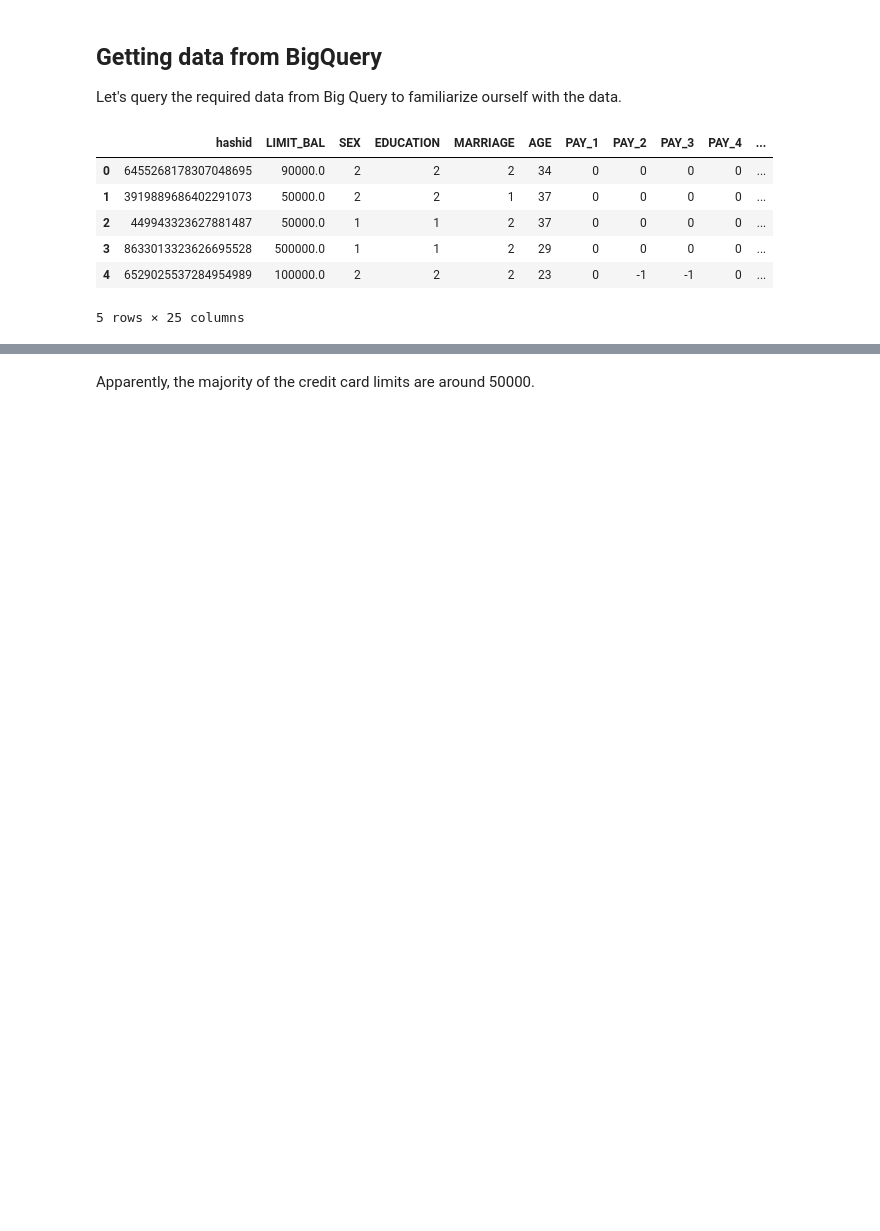
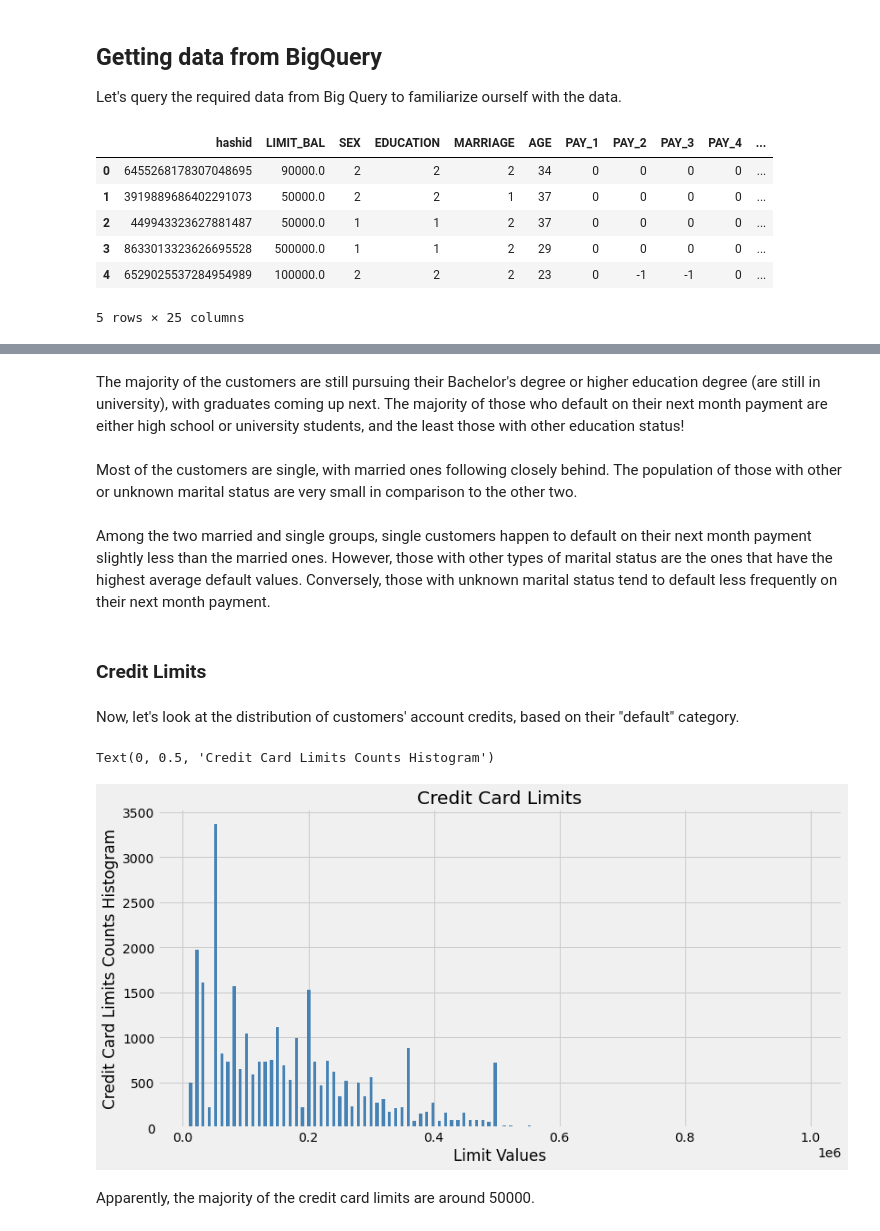
Before and after one commit to MelissaKR/credit_default, a Jupyter notebook: credit_card_Final.ipynb, the cells around one changed output, grey strips where cells are left out. Cells and saved outputs as stored; diff of their text form; code cells hidden in the pictures; blank space fills up the shorter version.

```diff
--- a/credit_card_Final.ipynb
+++ b/credit_card_Final.ipynb
@@ -362,3 +250,23 @@ Text(0, 0.5, 'Credit Card Limits Counts')
+# %% [markdown]
+The majority of the customers are still pursuing their Bachelor's degree or higher education degree (are still in university), with graduates coming up next. The majority of those who default on their next month payment are either high school or university students, and the least those with other education status!
+# %% [markdown]
+Most of the customers are single, with married ones following closely behind. The population of those with other or unknown marital status are very small in comparison to the other two.
+# %% [markdown]
+Among the two married and single groups, single customers happen to default on their next month payment slightly less than the married ones. However, those with other types of marital status are the ones that have the highest average default values. Conversely, those with unknown marital status tend to default less frequently on their next month payment.
+# %% [markdown]
+### Credit Limits
+# %% [markdown]
+Now, let's look at the distribution of customers' account credits, based on their "default" category.
+# %%
+fig, ax = plt.subplots(figsize = (12,6))
+
+ax.hist(df['LIMIT_BAL'], bins=200, color='steelblue');
+ax.set_title('Credit Card Limits')
+ax.set_xlabel('Limit Values')
+ax.set_ylabel('Credit Card Limits Counts Histogram')
+# %% [output]
+Text(0, 0.5, 'Credit Card Limits Counts Histogram')
+[figure, added]
 # %% [markdown]
 Apparently, the majority of the credit card limits are around 50000.
 # %%
```
Also changed, not shown: parts of 68 cells of this notebook.
